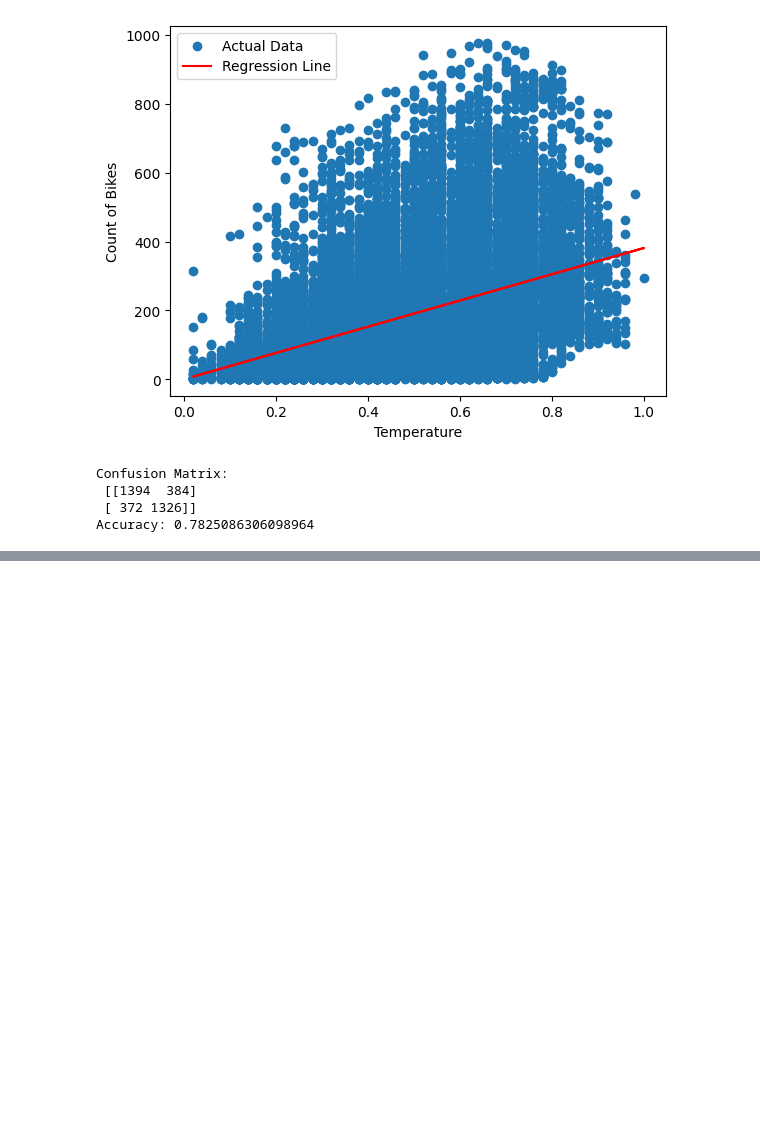
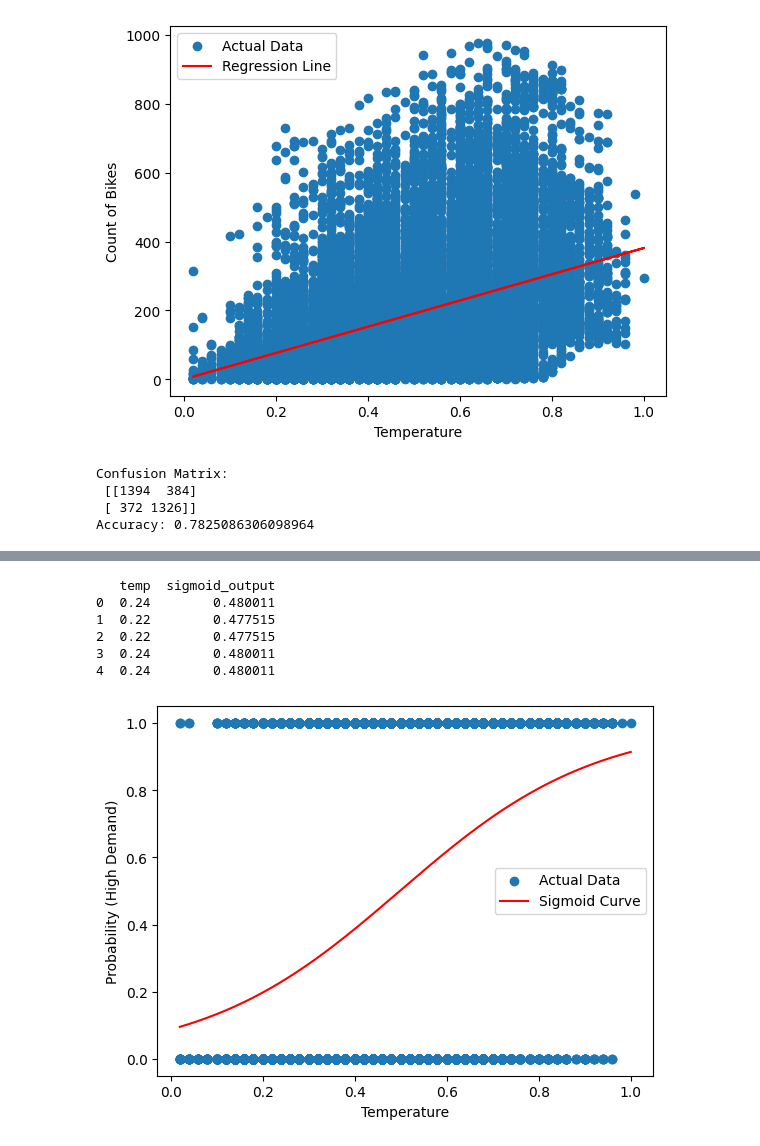
Before and after one commit to Hunny000/Machine-learning, a Jupyter notebook: Untitled1.ipynb, the cells around one changed output, grey strips where cells are left out. Cells and saved outputs as stored; diff of their text form; code cells hidden in the pictures; blank space fills up the shorter version.

```diff
--- a/Untitled1.ipynb
+++ b/Untitled1.ipynb
@@ -138,0 +193,68 @@ Accuracy: 0.7825086306098964
+# %%
+import pandas as pd
+import numpy as np
+
+# Load dataset
+df = pd.read_csv('Yulu_bikesharing.csv')
+
+# Select one feature (for simplicity)
+X = df['temp']   # temperature
+
+# Example weights (you can change these)
+w = 0.5
+b = -0.2
+
+# Linear combination (z = wx + b)
+z = w * X + b
+
+# Sigmoid function
+def sigmoid(z):
+    return 1 / (1 + np.exp(-z))
+
+# Apply sigmoid
+df['sigmoid_output'] = sigmoid(z)
+
+print(df[['temp', 'sigmoid_output']].head())
+# %% [output]
+   temp  sigmoid_output
+0  0.24        0.480011
+1  0.22        0.477515
+2  0.22        0.477515
+3  0.24        0.480011
+4  0.24        0.480011
+# %%
+import pandas as pd
+import numpy as np
+import matplotlib.pyplot as plt
+from sklearn.linear_model import LogisticRegression
+
+# Load dataset
+df = pd.read_csv('Yulu_bikesharing.csv')
+
+# Convert target into binary (High / Low demand)
+df['target'] = (df['cnt'] > df['cnt'].median()).astype(int)
+
+# Use ONE feature for graph (important!)
+X = df[['temp']]
+y = df['target']
+
+# Train model
+model = LogisticRegression()
+model.fit(X, y)
+
+# Create smooth X values for curve
+X_range = np.linspace(X.min(), X.max(), 300).reshape(-1, 1)
+
+# Predict probabilities
+y_prob = model.predict_proba(X_range)[:, 1]
+
+# Plot
+plt.scatter(X, y, label='Actual Data')
+plt.plot(X_range, y_prob, color='red', label='Sigmoid Curve')
+
+plt.xlabel('Temperature')
+plt.ylabel('Probability (High Demand)')
+plt.legend()
+plt.show()
+# %% [output]
+[figure, added]
```
Also changed, not shown: parts of 1 cell of this notebook.
